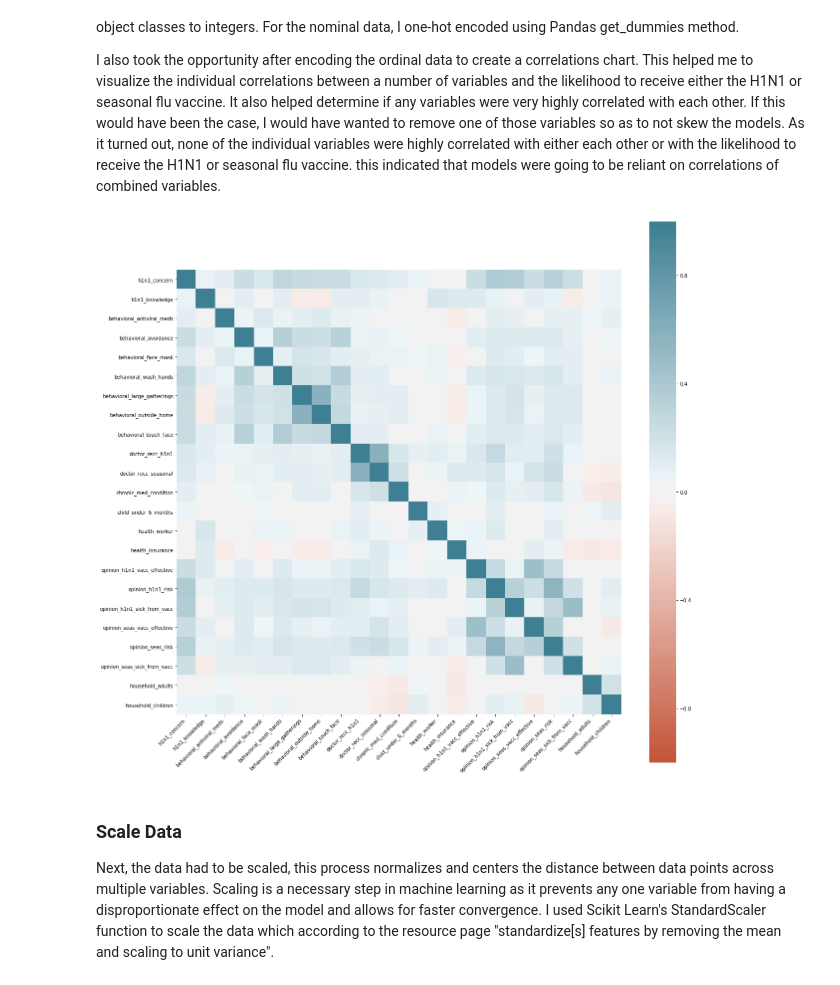
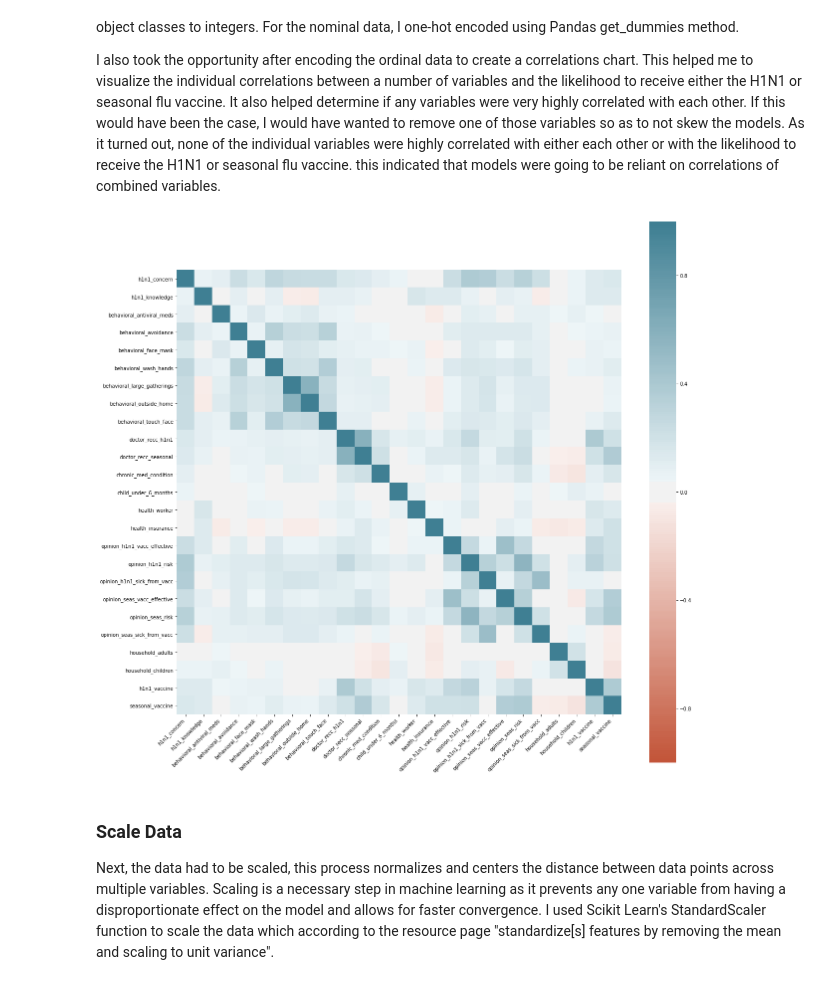
Before and after one commit to jhuffm/Huffman_MSDS-692_Project, a Jupyter notebook: MSDS692_JHuffman_Report-Draft.ipynb, the cells around one changed output. Cells and saved outputs as stored; diff of their text form; code cells hidden in the pictures.

```diff
--- a/MSDS692_JHuffman_Report-Draft.ipynb
+++ b/MSDS692_JHuffman_Report-Draft.ipynb
@@ -131,6 +131,7 @@ In order to better show the ratio of those vaccinated to those not vaccinated, I
 # %%
 ##Visualizations using Seaborn
 joined_set = training_set_features.join(training_set_labels)
+joined_set2 = training_set_features.join(training_set_labels)
 joined_set['h1n1_vaccine'] = joined_set['h1n1_vaccine'].replace(0, 'Not Vaccinated')
 joined_set['h1n1_vaccine'] = joined_set['h1n1_vaccine'].replace(1, 'Vaccinated')
 joined_set['seasonal_vaccine'] = joined_set['seasonal_vaccine'].replace(0, 'Not Vaccinated')
@@ -257,36 +258,35 @@ test_set_features['education'] = labels
 categories = pd.Categorical(training_set_features['income_poverty'], categories=order_poverty, ordered=True)
 labels, unique = pd.factorize(categories, sort=True)
 training_set_features['income_poverty'] = labels
 categories = pd.Categorical(test_set_features['income_poverty'], categories=order_poverty, ordered=True)
 labels, unique = pd.factorize(categories, sort=True)
 test_set_features['income_poverty'] = labels
 
 ###Plot correlations in training set
-#print(joined_set.head())
 fig, ax = plt.subplots(figsize=(20,20))
-corr = joined_set.corr()
+corr = joined_set2.corr()
 htmp = sns.heatmap(
     corr,
     vmin=-1, vmax=1, center=0,
     cmap=sns.diverging_palette(20, 220, n=200),
     square=True,
     ax=ax,
     annot=False
 )
 htmp.set_xticklabels(
     htmp.get_xticklabels(),
     rotation=45,
     horizontalalignment='right'
 );
 plt.show()
 
 ##One hot encode nominal categorical variables
 training_set_features = pd.get_dummies(training_set_features, columns=['race', 'sex', 'marital_status', 'rent_or_own', 'employment_status', 'hhs_geo_region', 'census_msa'],
                                        prefix = ['race', 'sex', 'marital_status', 'rent_or_own', 'employment_status', 'hhs_geo_region', 'census_msa'])
 test_set_features = pd.get_dummies(test_set_features, columns=['race', 'sex', 'marital_status', 'rent_or_own', 'employment_status', 'hhs_geo_region', 'census_msa'],
                                        prefix = ['race', 'sex', 'marital_status', 'rent_or_own', 'employment_status', 'hhs_geo_region', 'census_msa'])
 # %% [output]
-[figure, old version]
+[figure, new version]
 # %% [markdown]
 ### Scale Data
 
```
Also changed, not shown: parts of 5 cells of this notebook.
